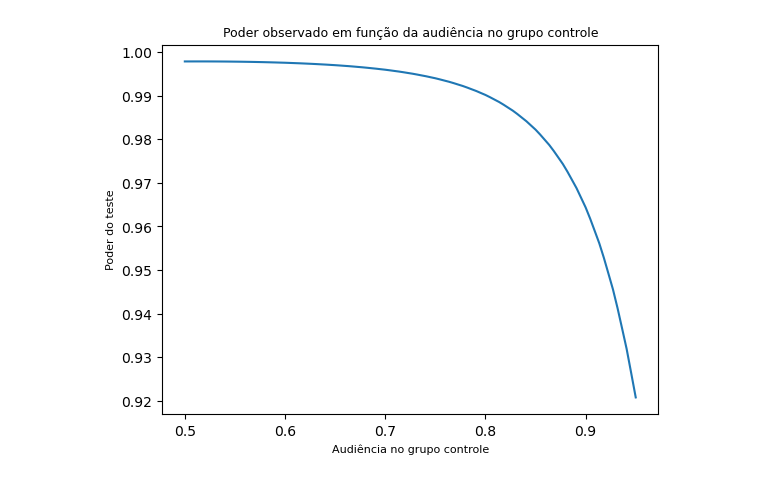
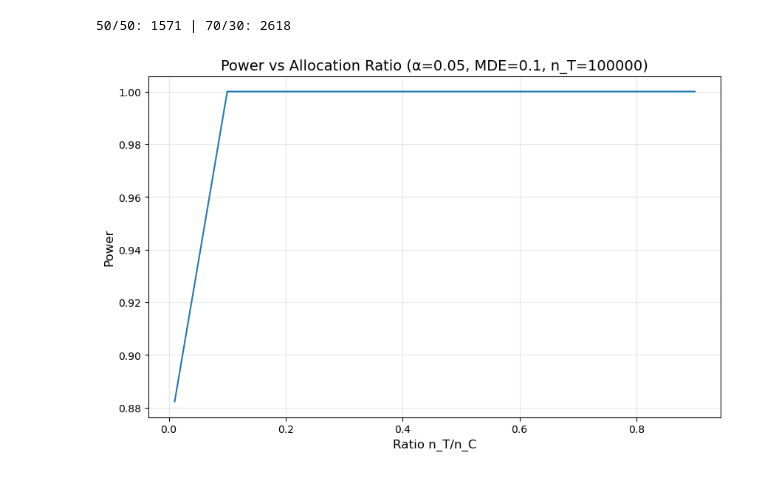
Before and after one commit to marcoantonioaragon/estudos, a Jupyter notebook: experimentacao/experimentos_desbalanceados.ipynb, the cells around one changed output. Drawn from its saved outputs; the diff is of its cells as text; code cells hidden in the pictures.

```diff
--- a/experimentacao/experimentos_desbalanceados.ipynb
+++ b/experimentacao/experimentos_desbalanceados.ipynb
@@ -35,10 +284,37 @@ for p in np.linspace(0.95, 0.5, 100):
-# %%
-import matplotlib.pyplot as plt
-
-plt.plot(np.linspace(0.95, 0.5, 100), lista_poder)
-plt.xlabel('Audiência no grupo controle', size=8)
-plt.ylabel('Poder do teste', size=8)
-plt.title('Poder observado em função da audiência no grupo controle', size=9)
-plt.show()
-# %% [output]
-[figure, removed]
+# %%
+import statsmodels.stats.power as smp
+
+# Parâmetros
+effect_size = 0.1  # Efeito mínimo detectável
+alpha = 0.05       # Significância
+power = 0.8        # Poder desejado
+
+# Tamanho amostral para 50/50
+n_balanced = smp.tt_ind_solve_power(effect_size=effect_size, alpha=alpha, power=power, ratio=1)
+
+# Tamanho amostral para 70/30
+n_unbalanced = smp.tt_ind_solve_power(effect_size=effect_size, alpha=alpha, power=power, ratio=0.3/0.7)
+
+print(f"50/50: {n_balanced:.0f} | 70/30: {n_unbalanced:.0f}")
+# %% [output]
+50/50: 1571 | 70/30: 2618
+# %%
+from statsmodels.stats.power import TTestIndPower
+import matplotlib.pyplot as plt
+
+power_analysis = TTestIndPower()
+
+ratios = [0.01, 0.1, 0.3, 0.5, 0.7, 0.9]
+nobs1 = 100000  # Tamanho fixo do grupo de tratamento
+
+powers = [power_analysis.solve_power(
+          effect_size=0.1, alpha=0.05, power=None,
+          nobs1=nobs1, ratio=r) for r in ratios]
+
+plt.plot(ratios, powers)
+plt.xlabel('Ratio n_T/n_C')
+plt.ylabel('Power')
+plt.title(f'Power vs Allocation Ratio (α=0.05, MDE=0.1, n_T={nobs1})')
+plt.show()
+# %% [output]
+[figure, added]
```
Also changed, not shown: parts of 15 cells of this notebook, 1 other file.
